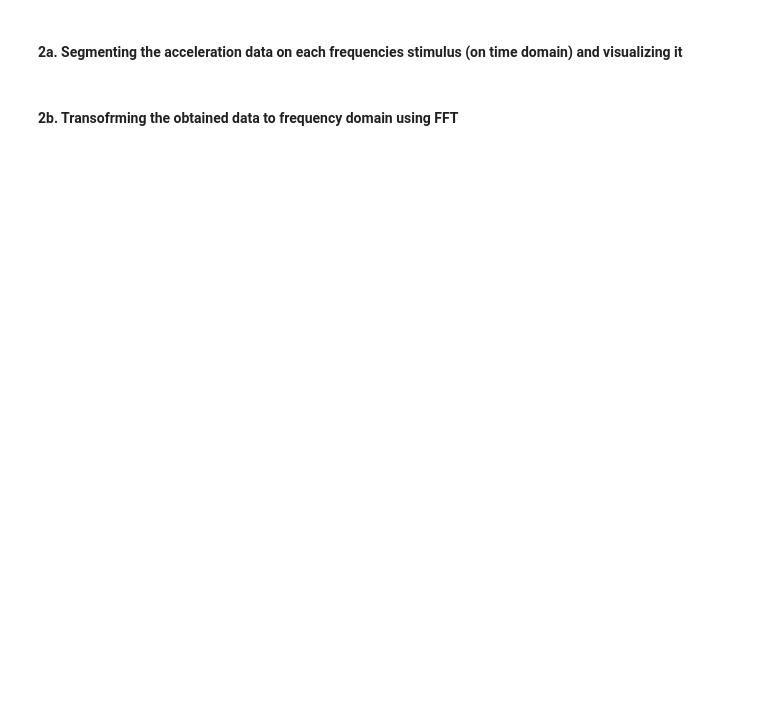
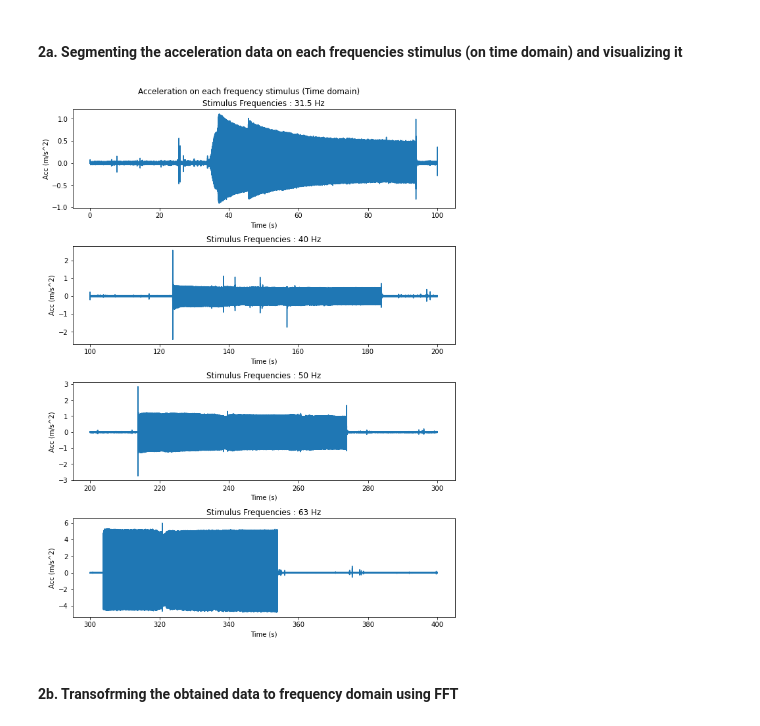
Before and after one commit to VibrasticLab/General_Projects, a Jupyter notebook: JLL_CWO_Okt_2023/data_process.ipynb, the cells around one changed output. Drawn from its saved outputs; the diff is of its cells as text; code cells hidden in the pictures; blank space fills up the shorter version.

```diff
--- a/JLL_CWO_Okt_2023/data_process.ipynb
+++ b/JLL_CWO_Okt_2023/data_process.ipynb
@@ -37,29 +55,31 @@ line1, = ax1.plot(time, accB)
 # %% [markdown]
 #### 2a. Segmenting the acceleration data on each frequencies stimulus (on time domain) and visualizing it
 # %%
-# segmenting the data for each sequence of stimulus (pure tones having frequencies of 31.5; 40; 50; and 63 Hz)
+# Segmenting the data for each sequence of stimulus (pure tones having frequencies of 31.5; 40; 50; and 63 Hz)
 digiducer_fs = 8000
 freq_stimulus = ["31.5", "40", "50", "63"]
 datapoints = [
     [0*digiducer_fs, 100*digiducer_fs],
     [100*digiducer_fs, 200*digiducer_fs],
     [200*digiducer_fs, 300*digiducer_fs],
     [300*digiducer_fs, 400*digiducer_fs],
     ]
 
-segmented_data = segmenting_data(accA, datapoints)
+segmented_data = segmenting_data(accB, datapoints)
 
 # interpret acceleration in time domain data for each frequencies
 fig2 = plt.figure(figsize=(9,12), tight_layout=True)
 fig2.suptitle("Acceleration on each frequency stimulus (Time domain)")
 for i in range(len(datapoints)):
     fig2.add_subplot(len(datapoints),1,i+1)
     plt.plot(time[datapoints[i][0]:datapoints[i][1]], segmented_data[i])
     plt.xlabel("Time (s)")
-    plt.ylabel("Acc (g)")
+    plt.ylabel("Acc (m/s^2)")
     plt.title("Stimulus Frequencies : " + freq_stimulus[i] + " Hz")
 
 plt.show()
+# %% [output]
+[figure, added]
 # %% [markdown]
 #### 2b. Transofrming the obtained data to frequency domain using FFT
 # %%
```
Also changed, not shown: parts of 7 cells of this notebook, 2 other files.
